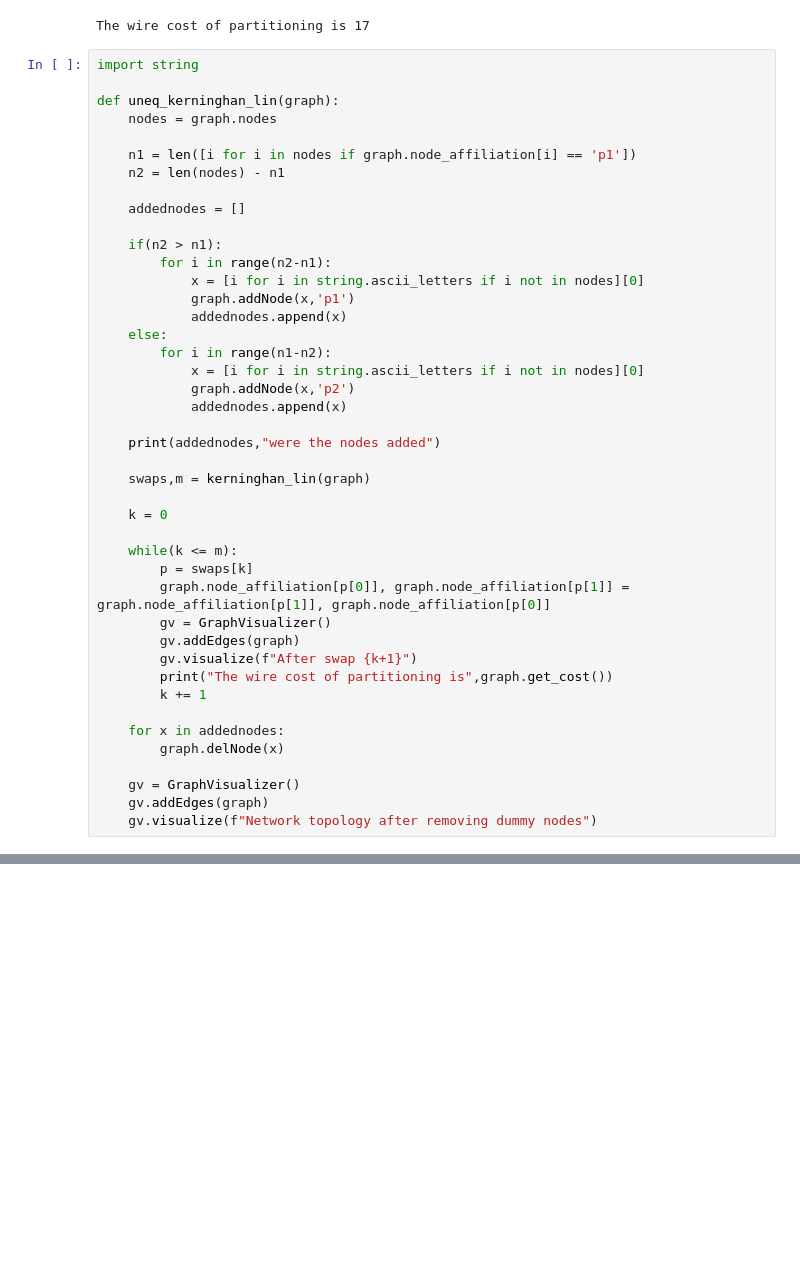
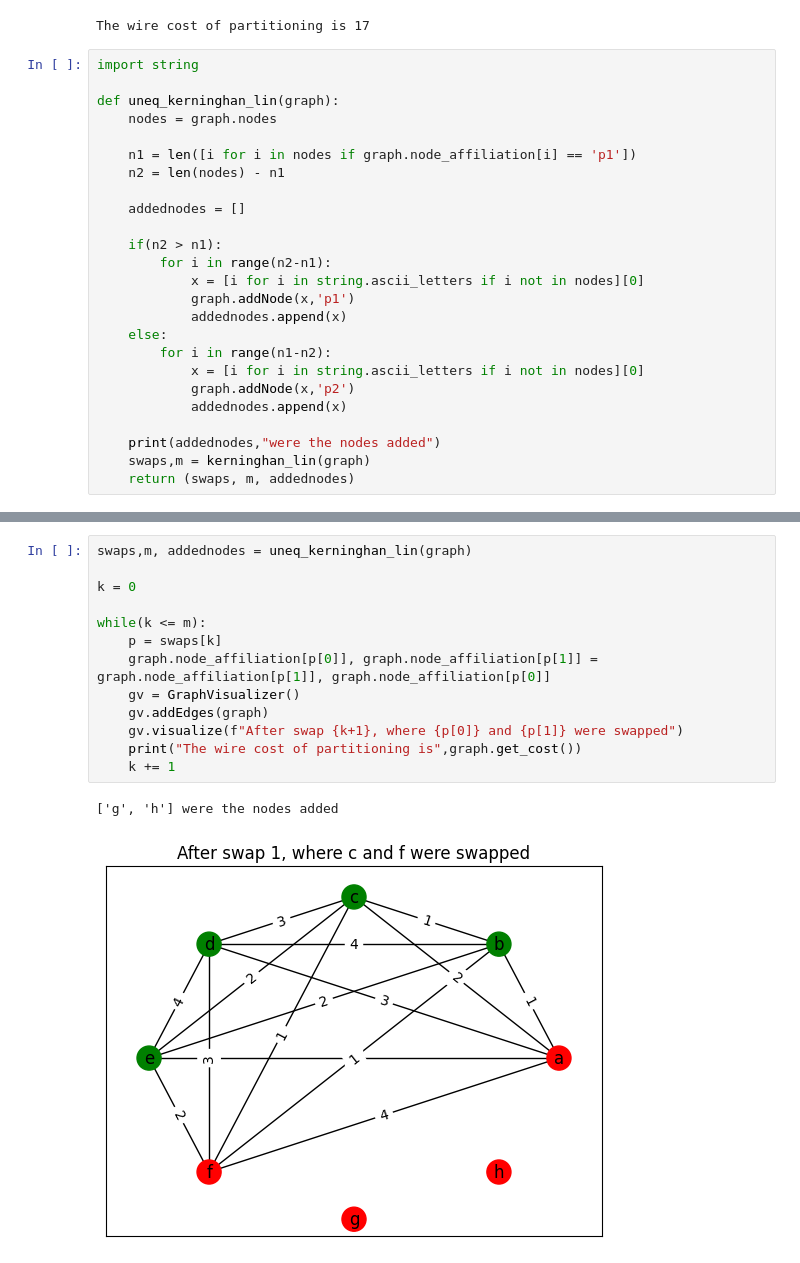
Before and after one commit to rohankalbag/vlsi-circuit-partitioning-algorithms, a Jupyter notebook: kerninghan_lin_unequal_partitions.ipynb, the cells around one changed output, grey strips where cells are left out. Drawn from its saved outputs; the diff is of its cells as text; blank space fills up the shorter version.

Commit message:
Added nodes swapped log in every plot

```diff
--- a/kerninghan_lin_unequal_partitions.ipynb
+++ b/kerninghan_lin_unequal_partitions.ipynb
@@ -200,23 +202,5 @@ def uneq_kerninghan_lin(graph):
             addednodes.append(x)
 
     print(addednodes,"were the nodes added")
-
     swaps,m = kerninghan_lin(graph)
-
-    k = 0
-
-    while(k <= m):
-        p = swaps[k]
-        graph.node_affiliation[p[0]], graph.node_affiliation[p[1]] = graph.node_affiliation[p[1]], graph.node_affiliation[p[0]]
-        gv = GraphVisualizer()
-        gv.addEdges(graph)
-        gv.visualize(f"After swap {k+1}")
-        print("The wire cost of partitioning is",graph.get_cost())
-        k += 1
-
-    for x in addednodes:
-        graph.delNode(x)
-
-    gv = GraphVisualizer()
-    gv.addEdges(graph)
-    gv.visualize(f"Network topology after removing dummy nodes")
+    return (swaps, m, addednodes)
@@ -229,0 +207,16 @@ The wire cost of partitioning is 15
+# %%
+swaps,m, addednodes = uneq_kerninghan_lin(graph)
+
+k = 0
+
+while(k <= m):
+    p = swaps[k]
+    graph.node_affiliation[p[0]], graph.node_affiliation[p[1]] = graph.node_affiliation[p[1]], graph.node_affiliation[p[0]]
+    gv = GraphVisualizer()
+    gv.addEdges(graph)
+    gv.visualize(f"After swap {k+1}, where {p[0]} and {p[1]} were swapped")
+    print("The wire cost of partitioning is",graph.get_cost())
+    k += 1
+# %% [output]
+['g', 'h'] were the nodes added
+[figure, added]
```
Also changed, not shown: parts of 8 cells of this notebook, 2 other files.
